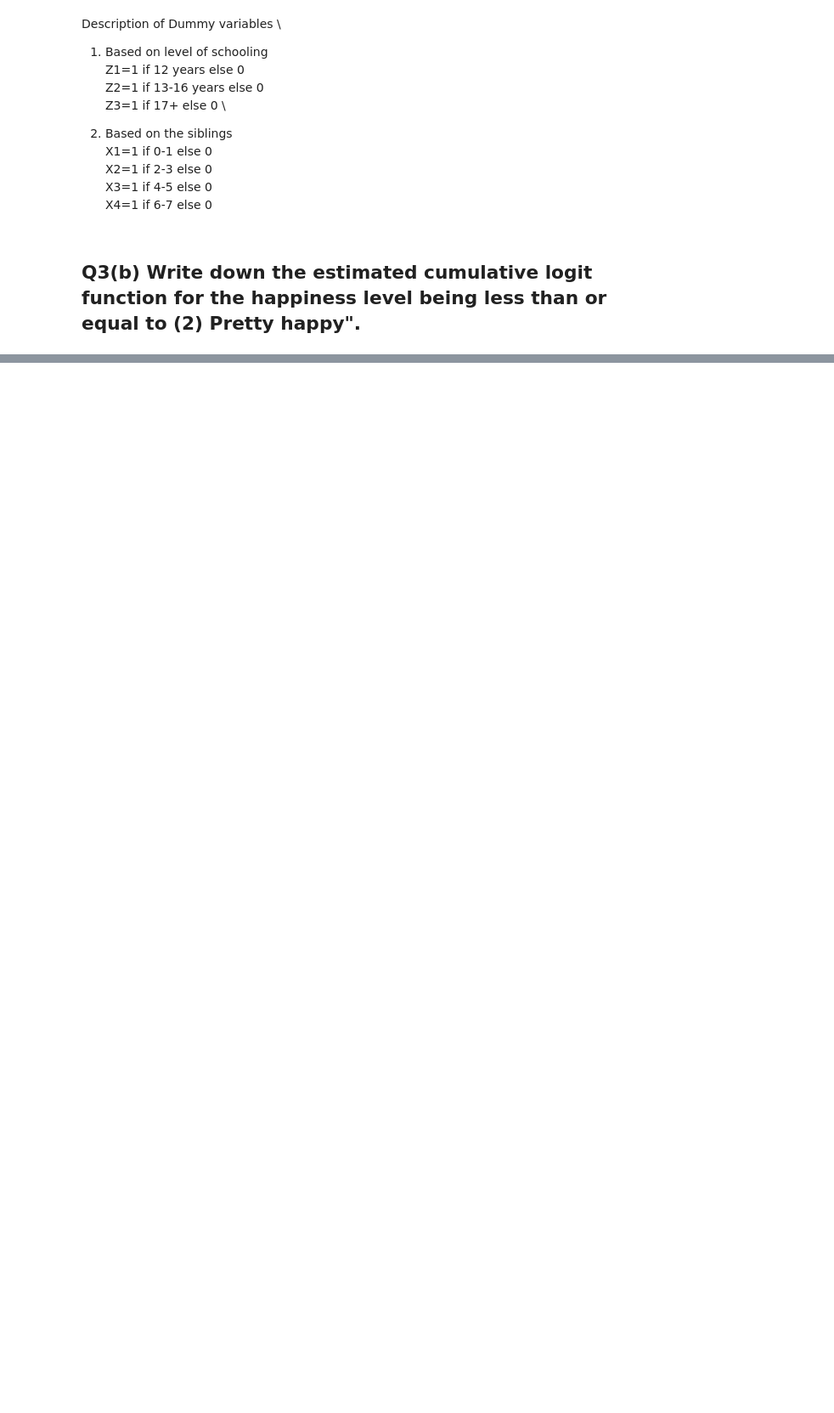
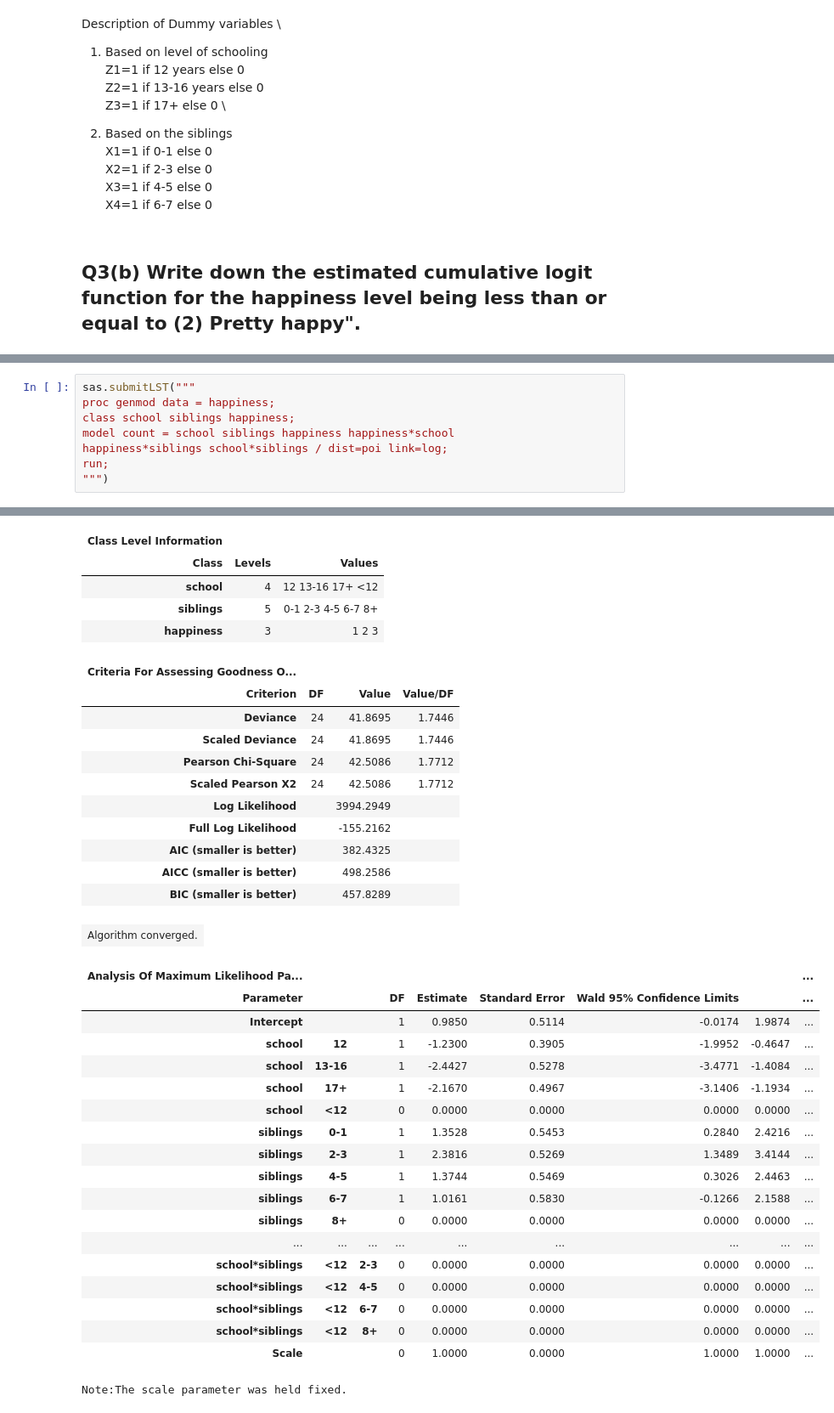
Before and after one commit to kerul31/Google_Colab_Modules, a Jupyter notebook: STAT7030_HW_Module.ipynb, the cells around one changed output, grey strips where cells are left out. Shown at 85% size. Saved outputs shown, nothing was run; the diff lists cells and outputs as text; blank space fills up the shorter version.

```diff
--- a/STAT7030_HW_Module.ipynb
+++ b/STAT7030_HW_Module.ipynb
@@ -363,0 +427,9 @@ run;
+# %%
+sas.submitLST("""
+proc genmod data = happiness;
+class school siblings happiness;
+model count = school siblings happiness happiness*school
+happiness*siblings school*siblings / dist=poi link=log;
+run;
+""")
+# %% [output]
@@ -363,0 +445,36 @@ run;
+| Class Level Information |  |  |
+| Class | Levels | Values |
+| school | 4 | 12 13-16 17+ <12 |
+| siblings | 5 | 0-1 2-3 4-5 6-7 8+ |
+| happiness | 3 | 1 2 3 |
+| Criteria For Assessing Goodness O... |  |  |  |
+| Criterion | DF | Value | Value/DF |
+| Deviance | 24 | 41.8695 | 1.7446 |
+| Scaled Deviance | 24 | 41.8695 | 1.7446 |
+| Pearson Chi-Square | 24 | 42.5086 | 1.7712 |
+| Scaled Pearson X2 | 24 | 42.5086 | 1.7712 |
+| Log Likelihood |  | 3994.2949 |  |
+| Full Log Likelihood |  | -155.2162 |  |
+| AIC (smaller is better) |  | 382.4325 |  |
+| AICC (smaller is better) |  | 498.2586 |  |
+| BIC (smaller is better) |  | 457.8289 |  |
+| Algorithm converged. |
+| Analysis Of Maximum Likelihood Pa... |  |  |  |  |  |  |  | ... |
+| Parameter |  |  | DF | Estimate | Standard Error | Wald 95% Confidence Limits |  | ... |
+| Intercept |  |  | 1 | 0.9850 | 0.5114 | -0.0174 | 1.9874 | ... |
+| school | 12 |  | 1 | -1.2300 | 0.3905 | -1.9952 | -0.4647 | ... |
+| school | 13-16 |  | 1 | -2.4427 | 0.5278 | -3.4771 | -1.4084 | ... |
+| school | 17+ |  | 1 | -2.1670 | 0.4967 | -3.1406 | -1.1934 | ... |
+| school | <12 |  | 0 | 0.0000 | 0.0000 | 0.0000 | 0.0000 | ... |
+| siblings | 0-1 |  | 1 | 1.3528 | 0.5453 | 0.2840 | 2.4216 | ... |
+| siblings | 2-3 |  | 1 | 2.3816 | 0.5269 | 1.3489 | 3.4144 | ... |
+| siblings | 4-5 |  | 1 | 1.3744 | 0.5469 | 0.3026 | 2.4463 | ... |
+| siblings | 6-7 |  | 1 | 1.0161 | 0.5830 | -0.1266 | 2.1588 | ... |
+| siblings | 8+ |  | 0 | 0.0000 | 0.0000 | 0.0000 | 0.0000 | ... |
+| ... | ... | ... | ... | ... | ... | ... | ... | ... |
+| school*siblings | <12 | 2-3 | 0 | 0.0000 | 0.0000 | 0.0000 | 0.0000 | ... |
+| school*siblings | <12 | 4-5 | 0 | 0.0000 | 0.0000 | 0.0000 | 0.0000 | ... |
+| school*siblings | <12 | 6-7 | 0 | 0.0000 | 0.0000 | 0.0000 | 0.0000 | ... |
+| school*siblings | <12 | 8+ | 0 | 0.0000 | 0.0000 | 0.0000 | 0.0000 | ... |
+| Scale |  |  | 0 | 1.0000 | 0.0000 | 1.0000 | 1.0000 | ... |
+Note:The scale parameter was held fixed.
```
Also changed, not shown: parts of 24 cells of this notebook.
